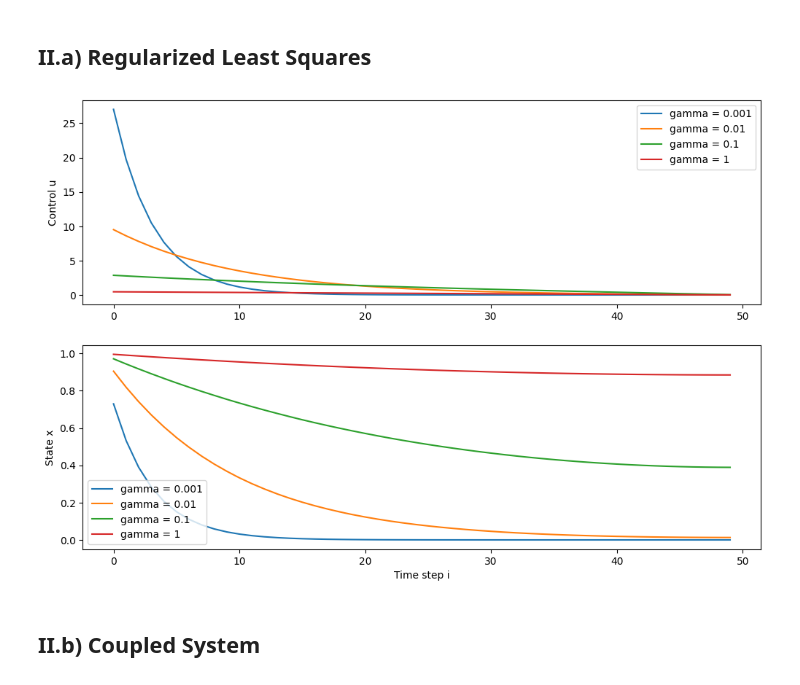
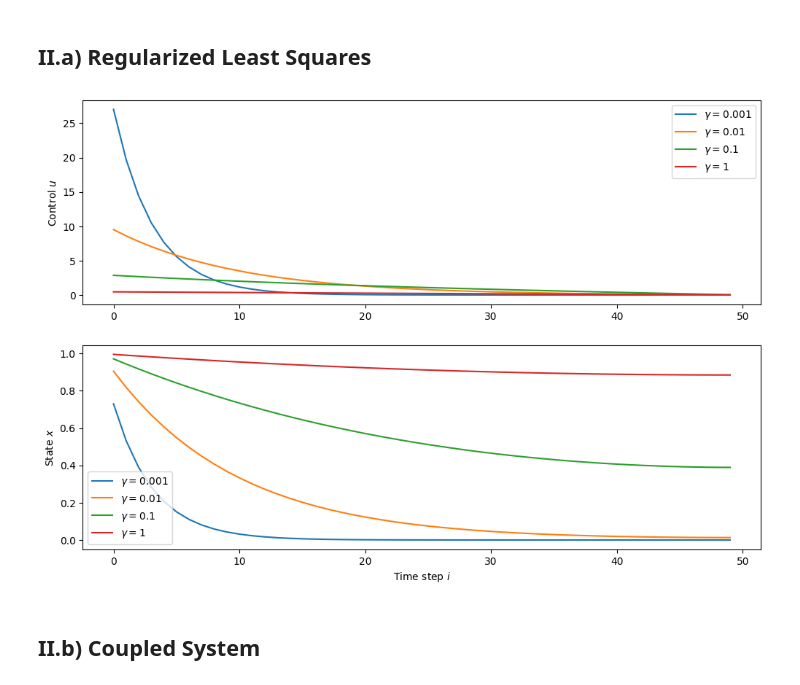
Before and after one commit to umarsdq/optimisationCW, a Jupyter notebook: optimisation.ipynb, the cells around one changed output. Drawn from its saved outputs; the diff is of its cells as text; code cells hidden in the pictures.

```diff
--- a/optimisation.ipynb
+++ b/optimisation.ipynb
@@ -99,39 +142,39 @@ N = 50
 x0 = 1
 a = 1
 b = -0.01
 x_bar = 1
 gammas = [1e-3, 1e-2, 0.1, 1]
 
 S = np.zeros((N, N))
 for i in range(N):
     for j in range(i + 1):
         S[i, j] = b * (a ** (i - j))
 
 c = np.zeros(N)
 for i in range(N):
     c[i] = (a ** (i + 1)) * x0
 
 plt.figure(figsize=(12, 8))
 
 for gamma in gammas:
     u = np.linalg.solve(S.T @ S + gamma * np.eye(N), -S.T @ c)
     x = S @ u + c
 
     plt.subplot(2, 1, 1)
-    plt.plot(u, label=f'gamma = {gamma}')
-    plt.ylabel('Control u')
+    plt.plot(u, label=rf'$\gamma = {gamma}$')
+    plt.ylabel(r'Control $u$')
     plt.legend()
 
     plt.subplot(2, 1, 2)
-    plt.plot(x, label=f'gamma = {gamma}')
-    plt.ylabel('State x')
-    plt.xlabel('Time step i')
+    plt.plot(x, label=rf'$\gamma = {gamma}$')
+    plt.ylabel(r'State $x$')
+    plt.xlabel(r'Time step $i$')
     plt.legend()
 
 plt.savefig('plots/dynamic_optimisation_a.png', bbox_inches='tight', dpi=600)
 plt.show()
 # %% [output]
-[figure, old version]
+[figure, new version]
 # %% [markdown]
 ## II.b) Coupled System
 # %%
```
Also changed, not shown: parts of 8 cells of this notebook, 10 other files.
